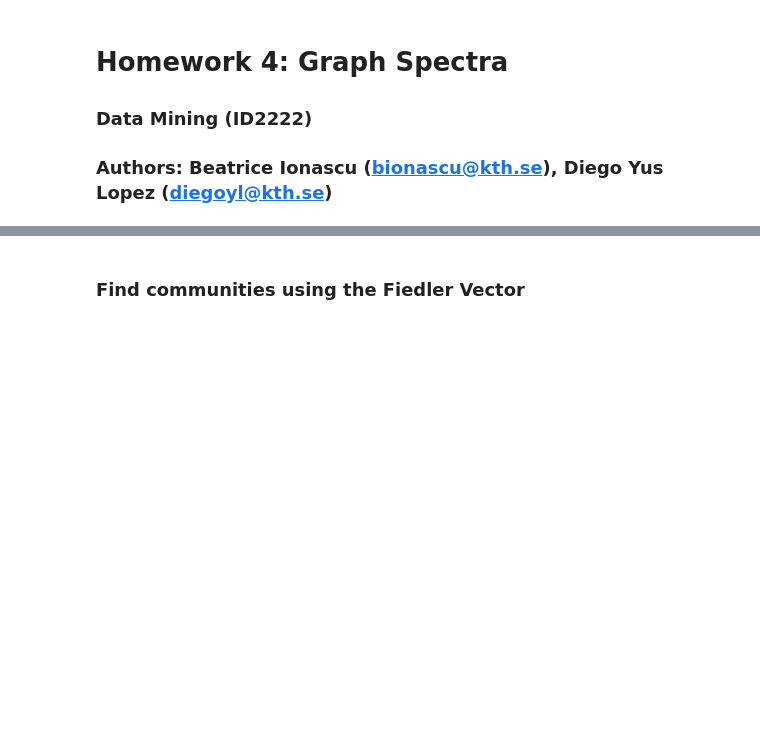
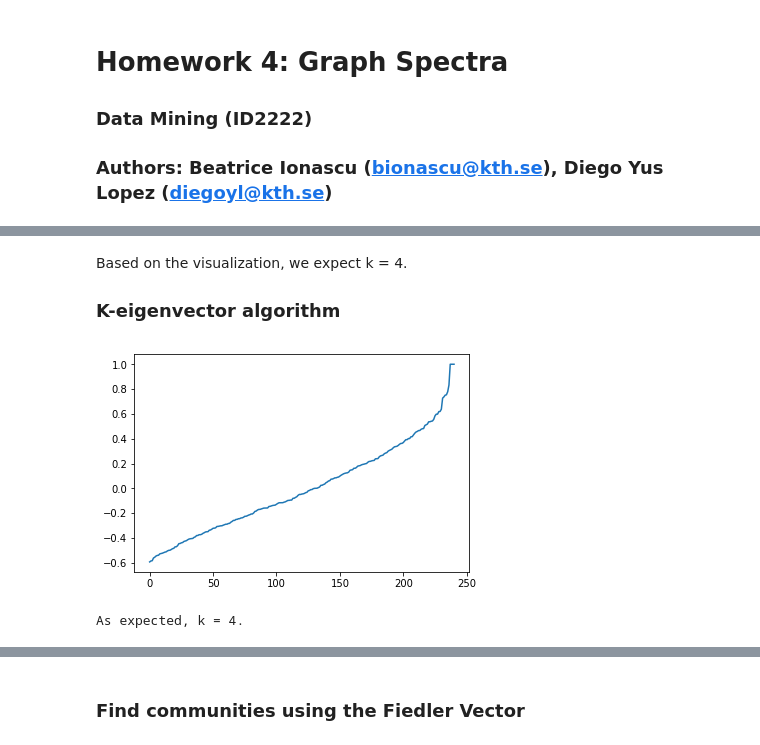
Before and after one commit to bionascu/graph-spectra, a Jupyter notebook: graph-spectra.ipynb, the cells around one changed output, grey strips where cells are left out. Cells and saved outputs as stored; diff of their text form; code cells hidden in the pictures; blank space fills up the shorter version.

```diff
--- a/graph-spectra.ipynb
+++ b/graph-spectra.ipynb
@@ -25,0 +35,3 @@ num_nodes = nodes.shape[0]
+# %% [markdown]
+Based on the visualization, we expect k = 4.
+### K-eigenvector algorithm
@@ -25,0 +50,13 @@ num_nodes = nodes.shape[0]
+# %%
+# Extract the eignevalues (ascending order) and normalized (unit “length”) eigenvectors of L
+w, v = scipy.linalg.eigh(L)
+plt.plot(w)
+plt.show()
+# %% [output]
+[figure, added]
+# %%
+# Find optimal k (where the eigenvalues start dropping)
+k = np.argmin(np.ediff1d(np.flipud(w))) + 1
+print('As expected, k = %d.' % k)
+# %% [output]
+As expected, k = 4.
```
Also changed, not shown: parts of 19 cells of this notebook.
